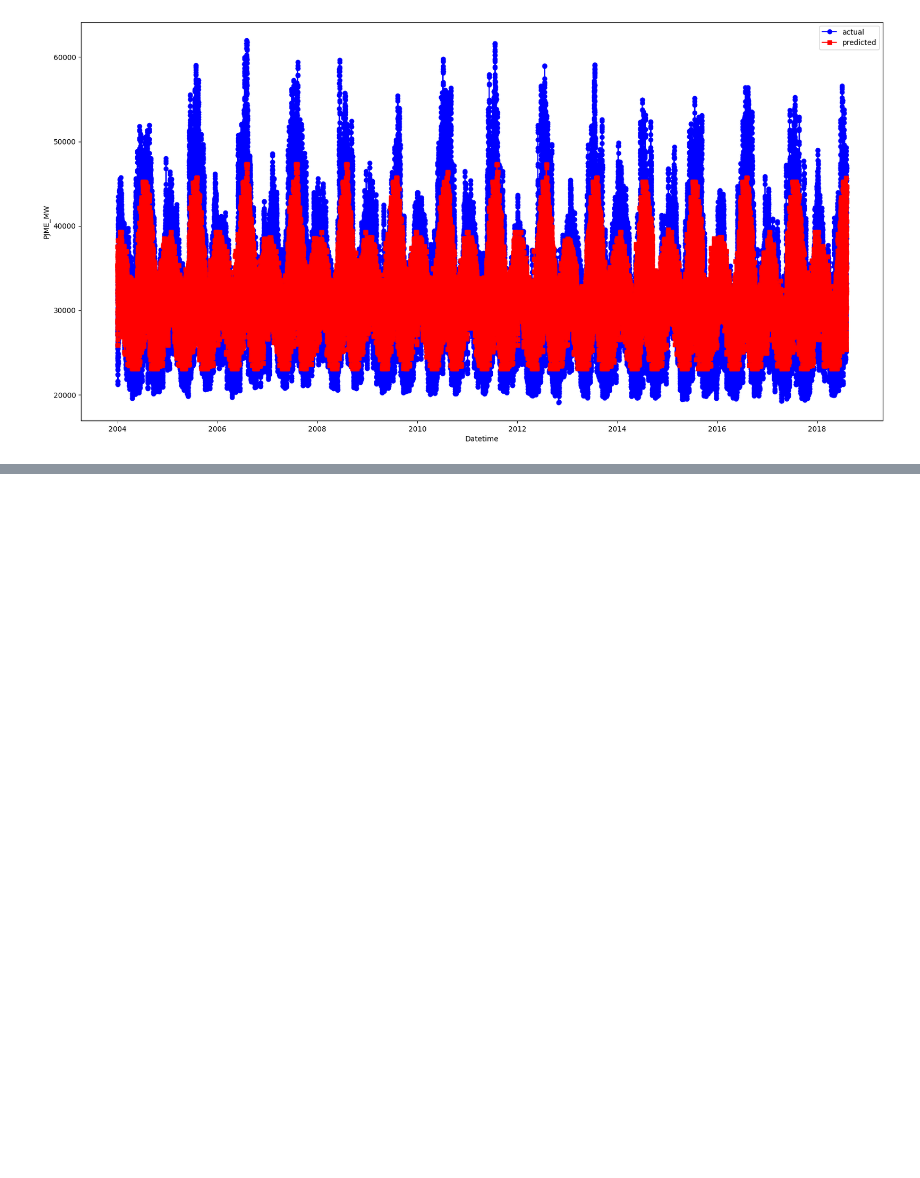
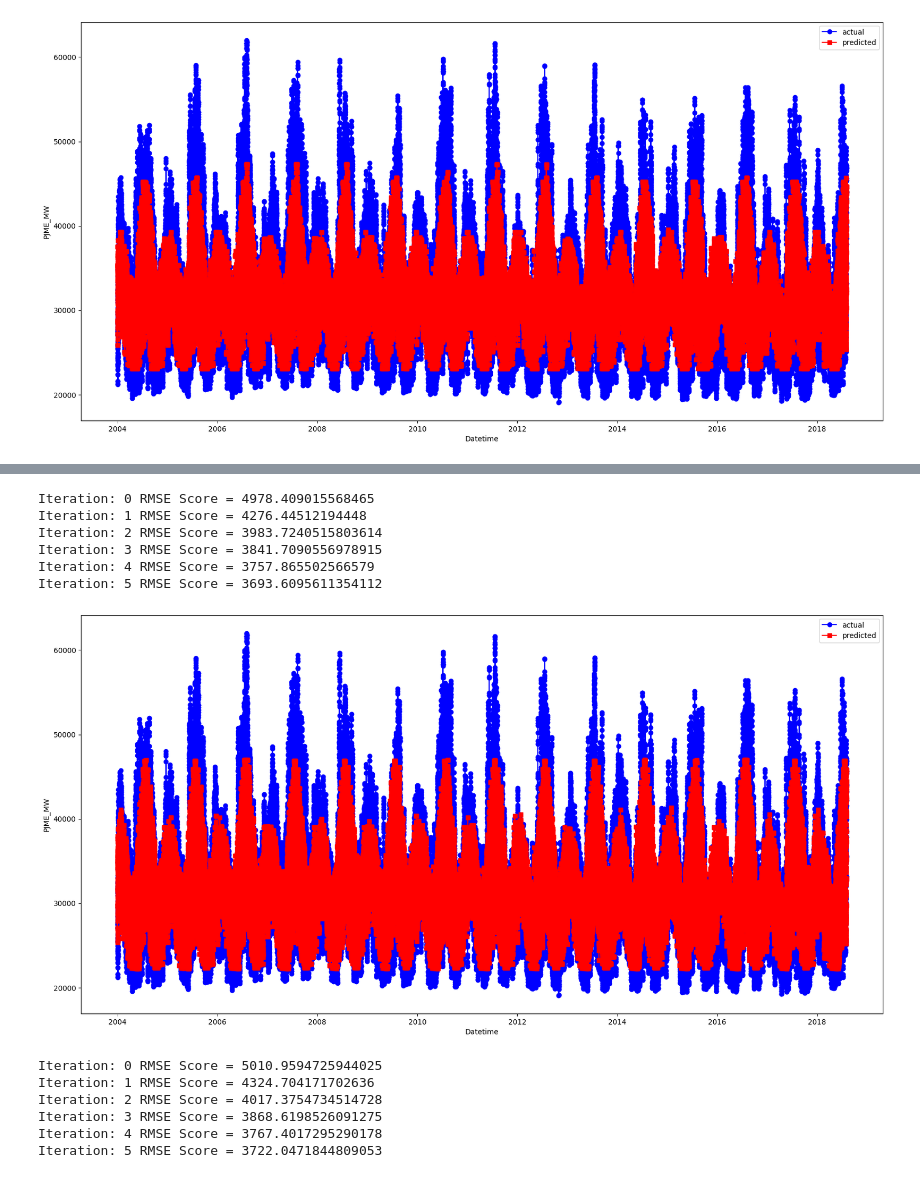
Before and after one commit to Aasneh/CS-361-Machine-Learning-Project, a Jupyter notebook: Code/XGBoost.ipynb, the cells around one changed output, grey strips where cells are left out. Drawn from its saved outputs; the diff is of its cells as text; code cells hidden in the pictures; blank space fills up the shorter version.

Commit message:
XGboost Algo

```diff
--- a/Code/XGBoost.ipynb
+++ b/Code/XGBoost.ipynb
@@ -408,0 +522,38 @@ plt.show()
+# %%
+with open('dataframe.pickle', 'rb') as f:
+    new_df = pickle.load(f)
+X = new_df.drop(columns=['PJME_MW','Datetime'])
+Y = new_df['PJME_MW']
+# %%
+model = XGBoostRegressionSA()
+model.fit(X,Y,min_leaf = 5,min_child_weight = 5,boosting_rounds = 6)
+# %% [output]
+Iteration: 0 RMSE Score = 4978.409015568465
+Iteration: 1 RMSE Score = 4276.44512194448
+Iteration: 2 RMSE Score = 3983.7240515803614
+Iteration: 3 RMSE Score = 3841.7090556978915
+Iteration: 4 RMSE Score = 3757.865502566579
+Iteration: 5 RMSE Score = 3693.6095611354112
+# %%
+plt.figure(figsize=(20,10))
+plt.plot(new_df['Datetime'], Y, label='actual',color='blue', marker='o')
+
+plt.plot(new_df['Datetime'], model.predict(X), label='predicted',color='red', marker='s')
+
+plt.xlabel('Datetime')
+plt.ylabel('PJME_MW')
+
+plt.legend()
+plt.show()
+# %% [output]
+[figure, added]
+# %%
+model = XGBoostRegressionSA()
+model.fit(X,Y,min_leaf = 5,min_child_weight = 5,boosting_rounds = 6)
+# %% [output]
+Iteration: 0 RMSE Score = 5010.9594725944025
+Iteration: 1 RMSE Score = 4324.704171702636
+Iteration: 2 RMSE Score = 4017.3754734514728
+Iteration: 3 RMSE Score = 3868.6198526091275
+Iteration: 4 RMSE Score = 3767.4017295290178
+Iteration: 5 RMSE Score = 3722.0471844809053
```
Also changed, not shown: parts of 8 cells of this notebook.
